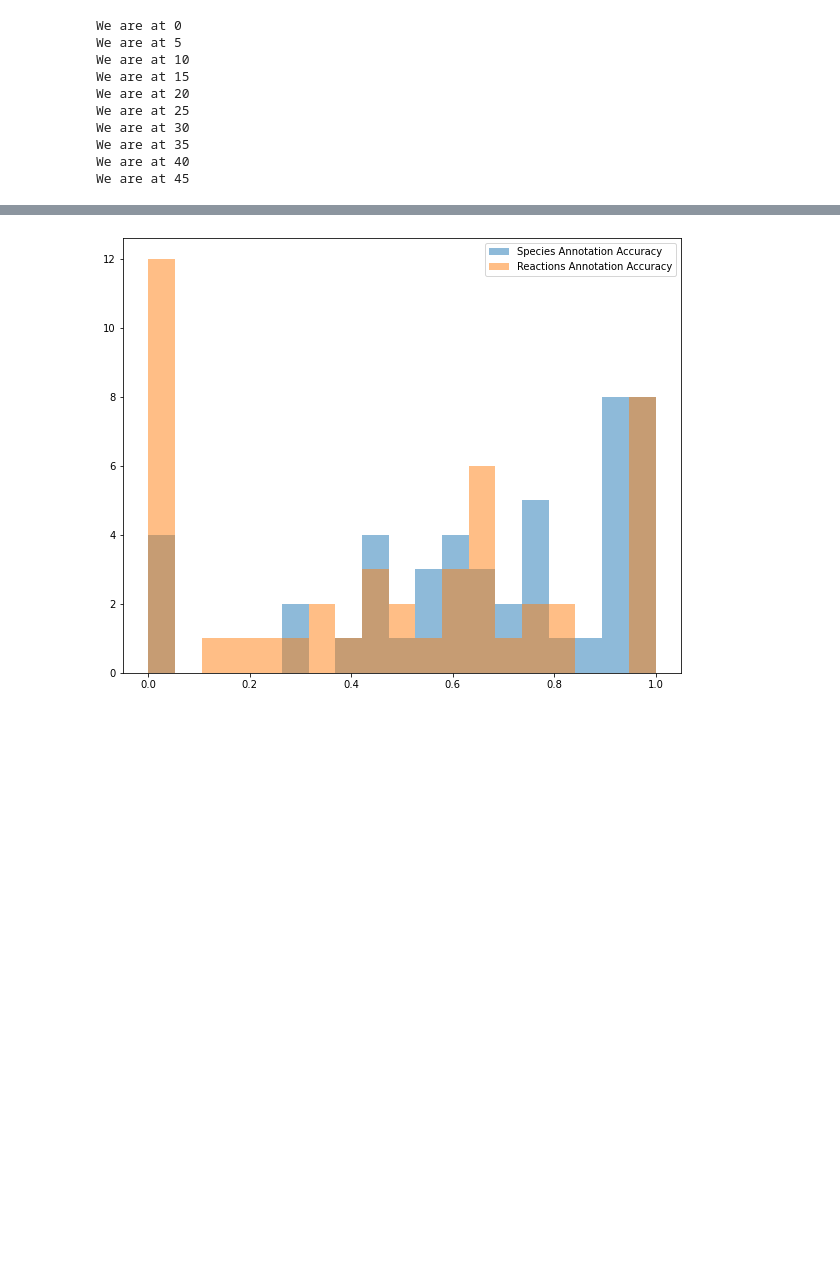
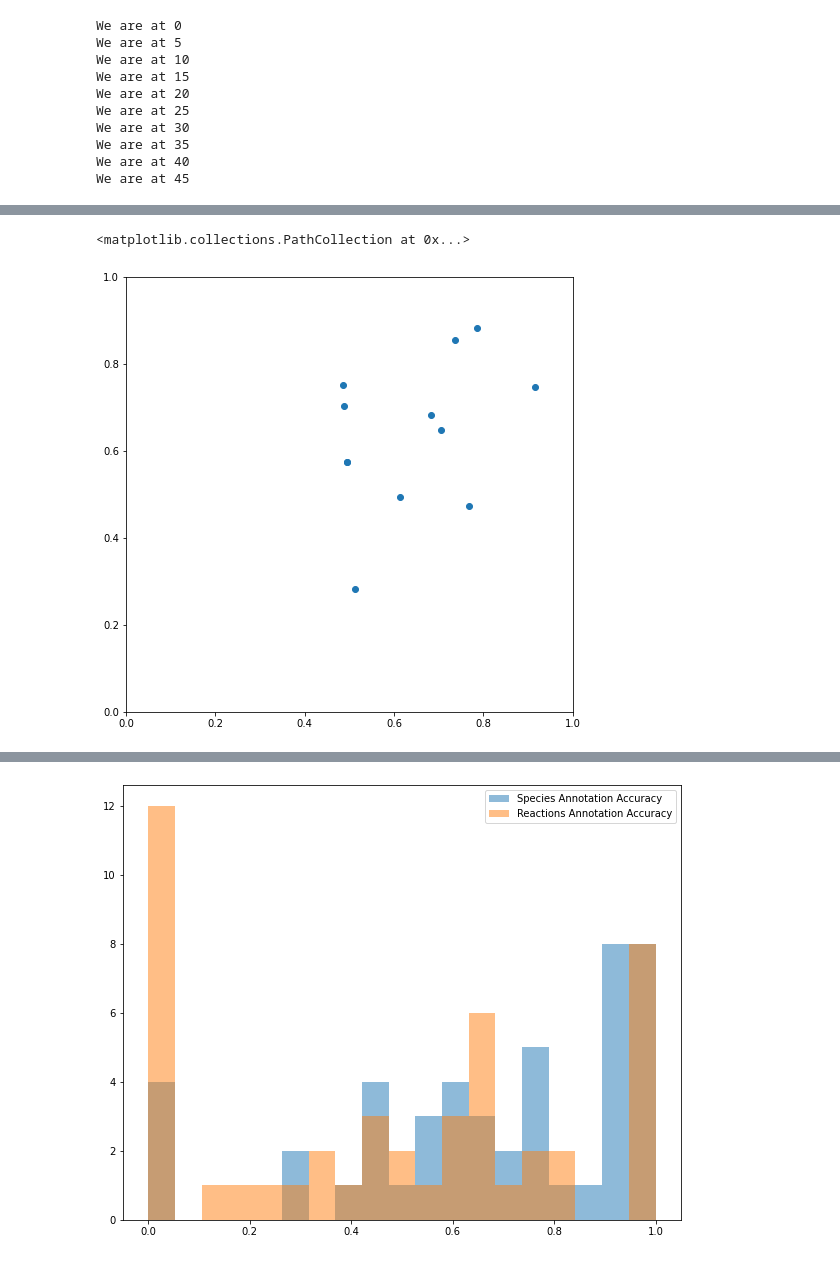
Before and after one commit to woosubs/annotation_recommender, a Jupyter notebook: notebook/test_annotation_class.ipynb, the cells around one changed output, grey strips where cells are left out. Cells and saved outputs as stored; diff of their text form; code cells hidden in the pictures; blank space fills up the shorter version.

```diff
--- a/notebook/test_annotation_class.ipynb
+++ b/notebook/test_annotation_class.ipynb
@@ -204,0 +205,4 @@ res_df
+# %%
+null_res_df = res_df[res_df['reac_accuracy']==0].copy()
+null_res_df.sort_values(by=['reac_accuracy', 'spec_accuracy'], inplace=True)
+null_res_df
@@ -204,0 +225,8 @@ res_df
+# %%
+plt.figure(figsize=(8, 8))
+plt.xlim(0.0, 1.0)
+plt.ylim(0.0, 1.0)
+plt.scatter(null_res_df['species_match_score'], null_res_df['reaction_match_score'])
+# %% [output]
+<matplotlib.collections.PathCollection at 0x...>
+[figure, added]
```
Also changed, not shown: parts of 34 cells of this notebook, 15 other files.
